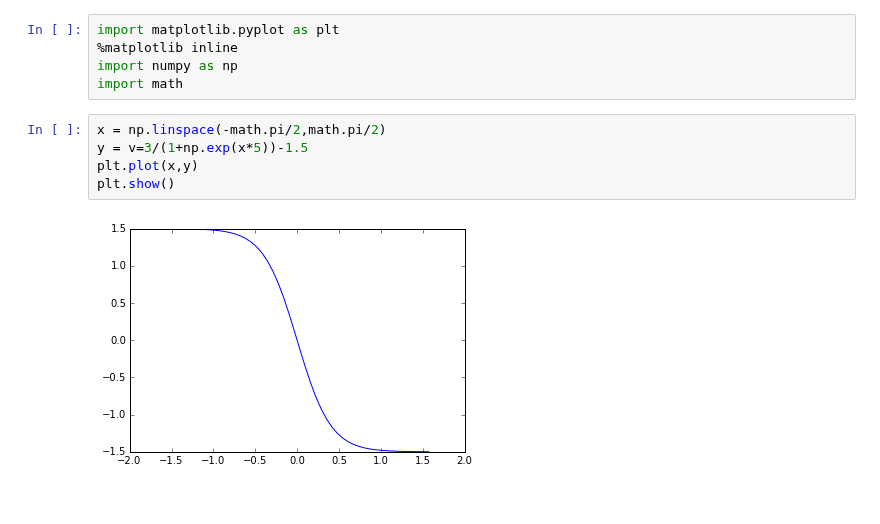
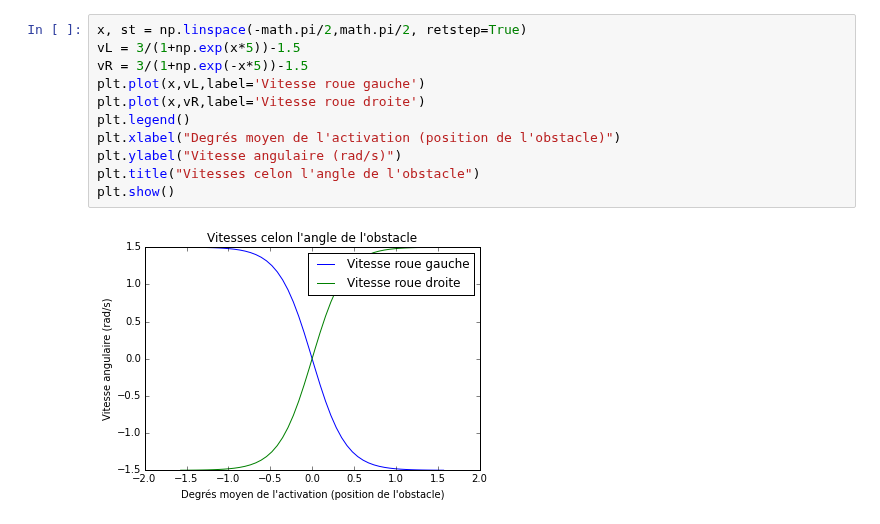
Before and after one commit to bchappet/dnfpy, a Jupyter notebook: Rapport/Rapport.ipynb, the cells around one changed output. Drawn from its saved outputs; the diff is of its cells as text.

```diff
--- a/Rapport/Rapport.ipynb
+++ b/Rapport/Rapport.ipynb
@@ -20,12 +97,13 @@ ImportError: No module named 'dnfpy'
-# %%
-import matplotlib.pyplot as plt
-%matplotlib inline
-import numpy as np
-import math
-# %%
-x = np.linspace(-math.pi/2,math.pi/2)
-y = v=3/(1+np.exp(x*5))-1.5
-plt.plot(x,y)
-plt.show()
-# %% [output]
-[figure, removed]
+# %%
+x, st = np.linspace(-math.pi/2,math.pi/2, retstep=True)
+vL = 3/(1+np.exp(x*5))-1.5
+vR = 3/(1+np.exp(-x*5))-1.5
+plt.plot(x,vL,label='Vitesse roue gauche')
+plt.plot(x,vR,label='Vitesse roue droite')
+plt.legend()
+plt.xlabel("Degrés moyen de l'activation (position de l'obstacle)")
+plt.ylabel("Vitesse angulaire (rad/s)")
+plt.title("Vitesses celon l'angle de l'obstacle")
+plt.show()
+# %% [output]
+[figure, added]
```
Also changed, not shown: parts of 6 cells of this notebook, 2 other files.
